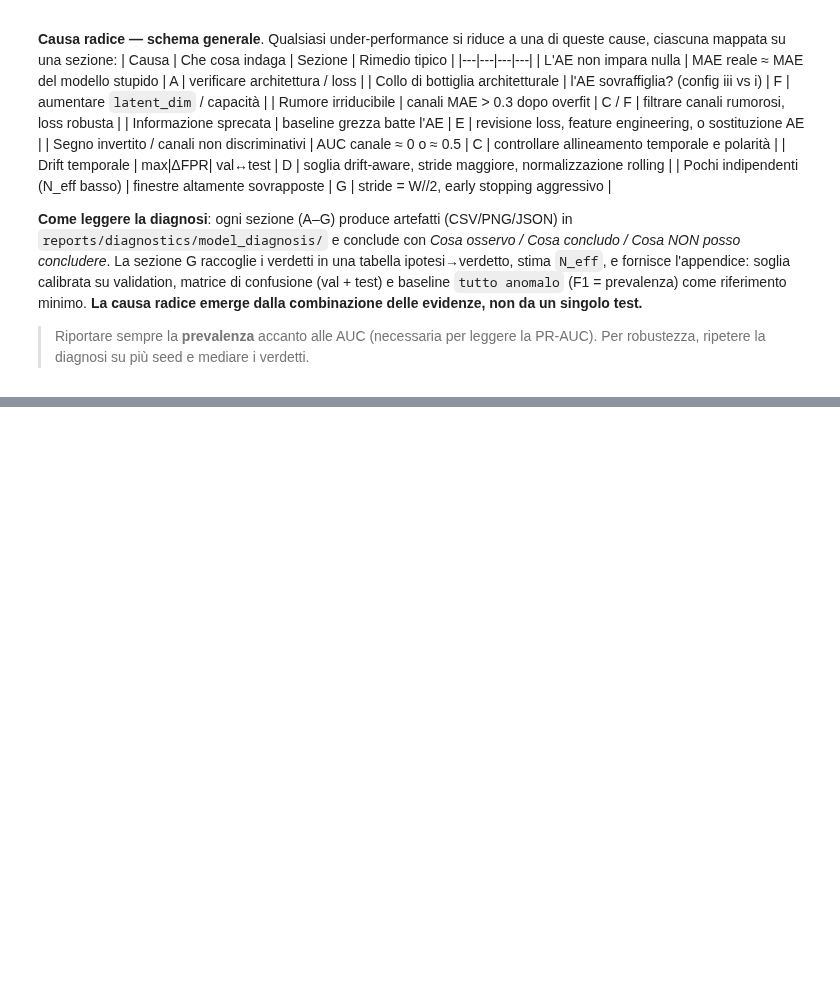
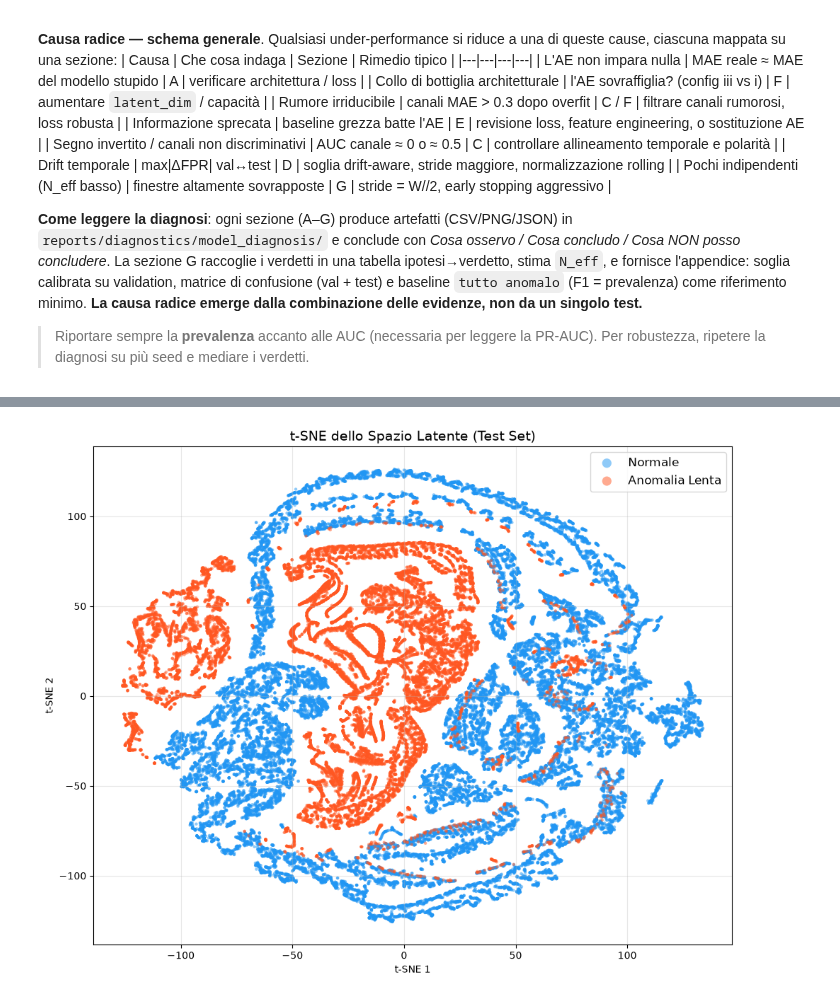
Before and after one commit to s349534/AM01-Detection-of-Anomalous-Behaviour-in-Industrial-Robot, a Jupyter notebook: notebooks/04_model_diagnosis.ipynb, the cells around one changed output, grey strips where cells are left out. Drawn from its saved outputs; the diff is of its cells as text; code cells hidden in the pictures; blank space fills up the shorter version.

```diff
--- a/notebooks/04_model_diagnosis.ipynb
+++ b/notebooks/04_model_diagnosis.ipynb
@@ -1710,0 +3072,87 @@ Questo notebook offre un flusso di lavoro **read-only e riproducibile** (seed =
+# %%
+"""Estrae vettori latenti per test set e applica t-SNE."""
+import torch
+import numpy as np
+from sklearn.manifold import TSNE
+import matplotlib.pyplot as plt
+
+set_seed(SEED)
+
+# --- Estrai vettori latenti per tutto il test set ---
+# Usiamo X_test_norm e X_test_anom gia' definiti nella cella precedente
+model.eval()
+with torch.no_grad():
+    # Encoder accetta (B, W, D) e fa transpose internamente
+    z_test_norm = model.encoder(X_test_norm.to(DEVICE).transpose(1, 2)).cpu().numpy()
+    z_test_anom = model.encoder(X_test_anom.to(DEVICE).transpose(1, 2)).cpu().numpy()
+
+print(f"Latent shape - Normal: {z_test_norm.shape}, Anomaly: {z_test_anom.shape}")
+
+# --- Concatena e applica t-SNE ---
+Z = np.vstack([z_test_norm, z_test_anom])
+y_test = np.hstack([np.zeros(len(z_test_norm)), np.ones(len(z_test_anom))])
+
+print(f"Applicando t-SNE (perplexity=30, max_iter=1000) su {Z.shape[0]} campioni...")
+# FIX: n_iter -> max_iter per scikit-learn >= 1.2
+tsne = TSNE(n_components=2, perplexity=30, max_iter=1000, random_state=SEED, init='pca')
+Z_2d = tsne.fit_transform(Z)
+
+# --- Plot t-SNE ---
+fig, ax = plt.subplots(1, 1, figsize=(10, 8))
+scatter_norm = ax.scatter(Z_2d[y_test == 0, 0], Z_2d[y_test == 0, 1],
+                           c='#2196F3', alpha=0.5, s=10, label='Normale', edgecolors='none')
+scatter_anom = ax.scatter(Z_2d[y_test == 1, 0], Z_2d[y_test == 1, 1],
+                           c='#FF5722', alpha=0.5, s=10, label='Anomalia Lenta', edgecolors='none')
+ax.set_title('t-SNE dello Spazio Latente (Test Set)', fontsize=14)
+ax.set_xlabel('t-SNE 1')
+ax.set_ylabel('t-SNE 2')
+ax.legend(fontsize=12, markerscale=3)
+ax.grid(True, alpha=0.3)
+plt.tight_layout()
+plt.show()
+
+# --- Plot con densita' (KDE) per vedere sovrapposizione ---
+from scipy.stats import gaussian_kde
+
+fig, axes = plt.subplots(1, 2, figsize=(14, 6))
+
+# Subplot 1: scatter normale
+axes[0].scatter(Z_2d[y_test == 0, 0], Z_2d[y_test == 0, 1],
+                c='#2196F3', alpha=0.4, s=8, label='Normale')
+axes[0].scatter(Z_2d[y_test == 1, 0], Z_2d[y_test == 1, 1],
+                c='#FF5722', alpha=0.4, s=8, label='Anomalia Lenta')
+axes[0].set_title('t-SNE: Scatter')
+axes[0].set_xlabel('t-SNE 1')
+axes[0].set_ylabel('t-SNE 2')
+axes[0].legend()
+axes[0].grid(True, alpha=0.3)
+
+# Subplot 2: contour di densita'
+x_min, x_max = Z_2d[:, 0].min() - 1, Z_2d[:, 0].max() + 1
+y_min, y_max = Z_2d[:, 1].min() - 1, Z_2d[:, 1].max() + 1
+xx, yy = np.meshgrid(np.linspace(x_min, x_max, 100), np.linspace(y_min, y_max, 100))
+
+for label, color, name in [(0, 'Blues', 'Normale'), (1, 'Oranges', 'Anomalia Lenta')]:
+    points = Z_2d[y_test == label]
+    if len(points) > 10:
+        kde = gaussian_kde(points.T)
+        zz = kde(np.vstack([xx.ravel(), yy.ravel()])).reshape(xx.shape)
+        axes[1].contourf(xx, yy, zz, levels=15, alpha=0.4, cmap=color)
+
+axes[1].scatter(Z_2d[y_test == 0, 0], Z_2d[y_test == 0, 1],
+                c='#2196F3', alpha=0.3, s=5)
+axes[1].scatter(Z_2d[y_test == 1, 0], Z_2d[y_test == 1, 1],
+                c='#FF5722', alpha=0.3, s=5)
+axes[1].set_title('t-SNE: Densita (KDE)')
+axes[1].set_xlabel('t-SNE 1')
+axes[1].set_ylabel('t-SNE 2')
+axes[1].grid(True, alpha=0.3)
+
+plt.tight_layout()
+plt.show()
+
+# Salva per analisi successive
+np.savez(DIAG_DIR / 'tsne_latent_test.npz',
+         Z_2d=Z_2d, y_test=y_test, z_norm=z_test_norm, z_anom=z_test_anom)
+print(f"Salvato t-SNE in {DIAG_DIR / 'tsne_latent_test.npz'}")
+# %% [output]
@@ -1710,0 +3161 @@ Questo notebook offre un flusso di lavoro **read-only e riproducibile** (seed =
+[figure, added]
```
Also changed, not shown: parts of 52 cells of this notebook, 2 other files.
